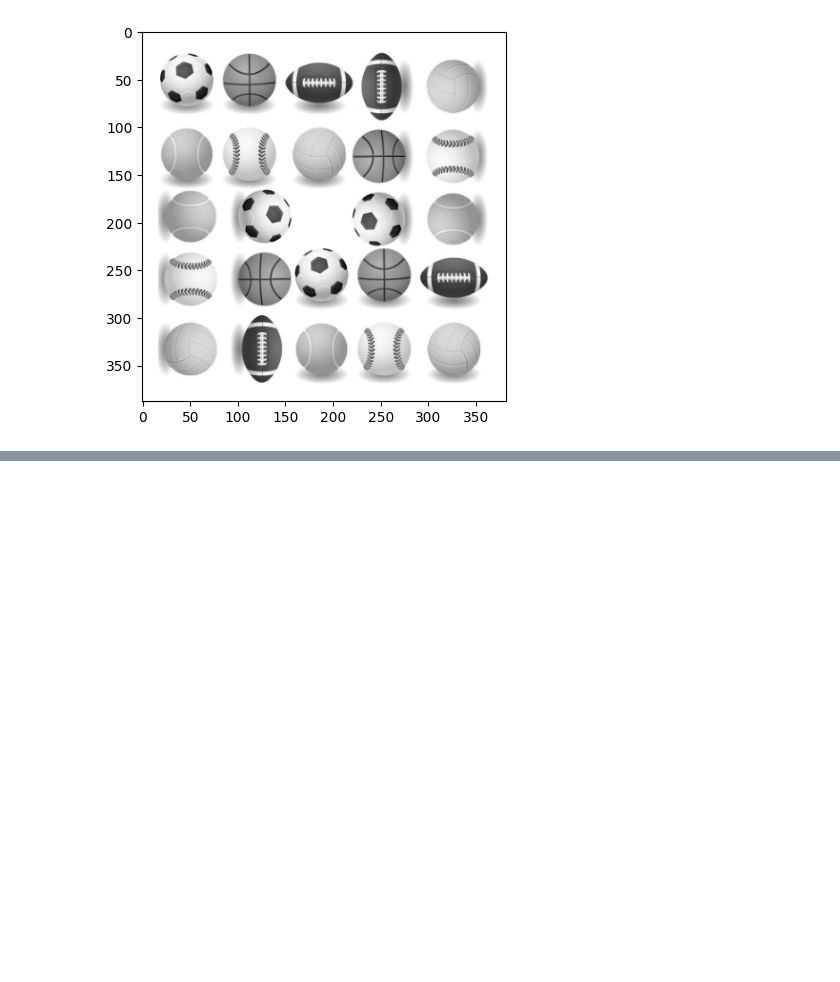
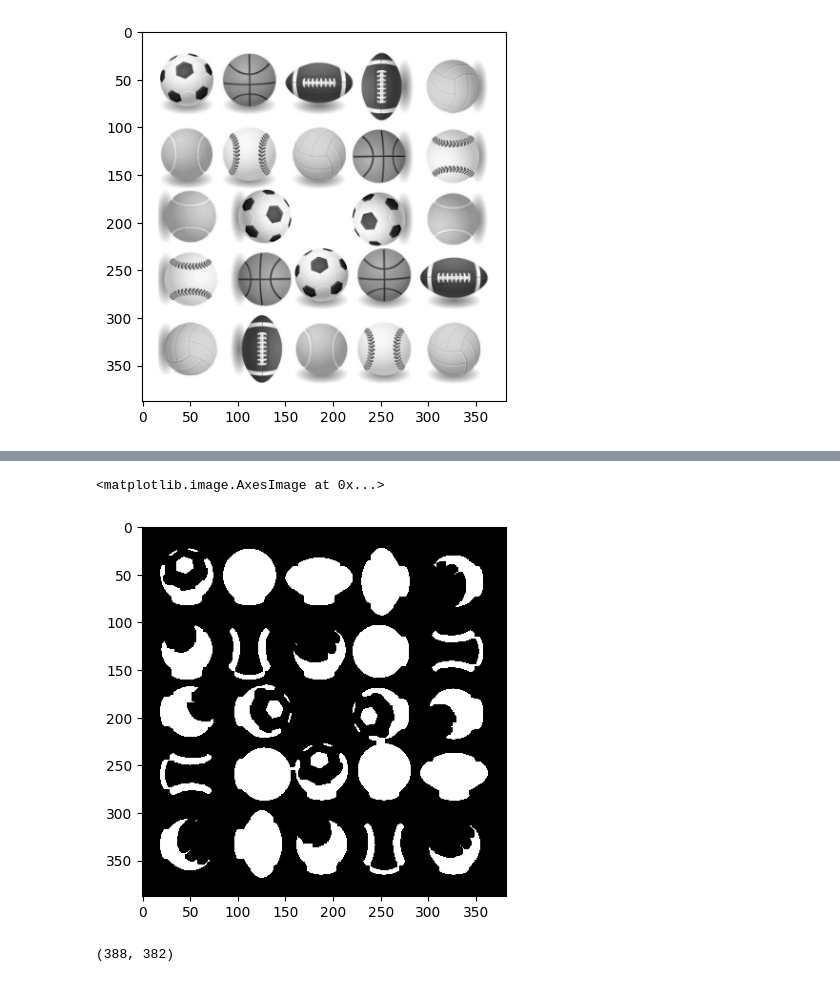
Before and after one commit to pedrodsk/pdi, a Jupyter notebook: notebooks/exercicio_07.ipynb, the cells around one changed output, grey strips where cells are left out. Drawn from its saved outputs; the diff is of its cells as text; code cells hidden in the pictures; blank space fills up the shorter version.

```diff
--- a/notebooks/exercicio_07.ipynb
+++ b/notebooks/exercicio_07.ipynb
@@ -338,0 +380,13 @@ plt.imshow(gray, cmap='gray')
+# %%
+kernel = cv2.getStructuringElement(cv2.MORPH_RECT,(5,5))
+
+dilatacao = cv2.dilate(thresh, kernel, iterations=1)
+seg = cv2.erode(dilatacao, kernel, iterations=1)
+plt.imshow(seg, cmap='gray')
+# %% [output]
+<matplotlib.image.AxesImage at 0x...>
+[figure, added]
+# %%
+seg.shape
+# %% [output]
+(388, 382)
```
Also changed, not shown: parts of 15 cells of this notebook, 1 other file.
